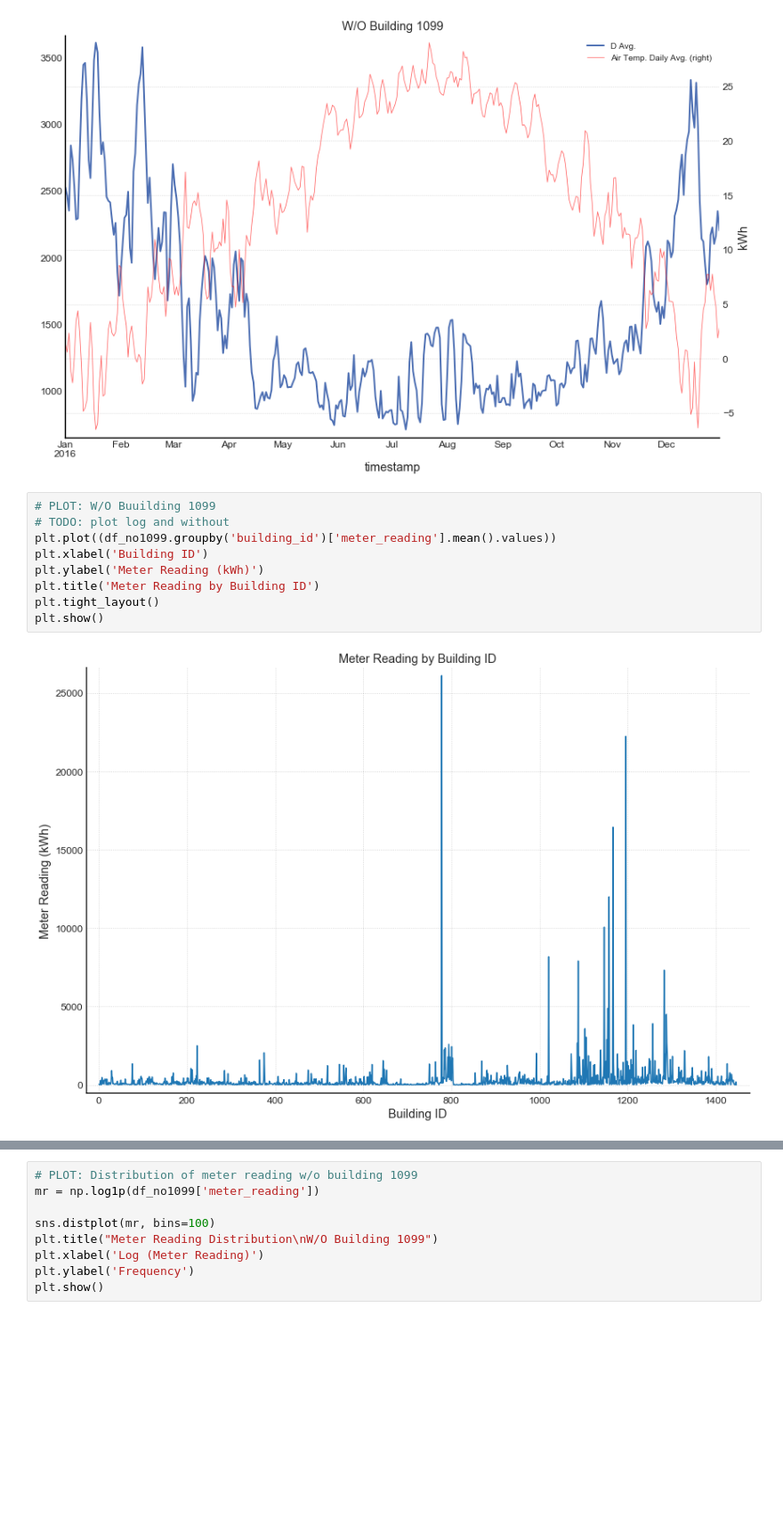
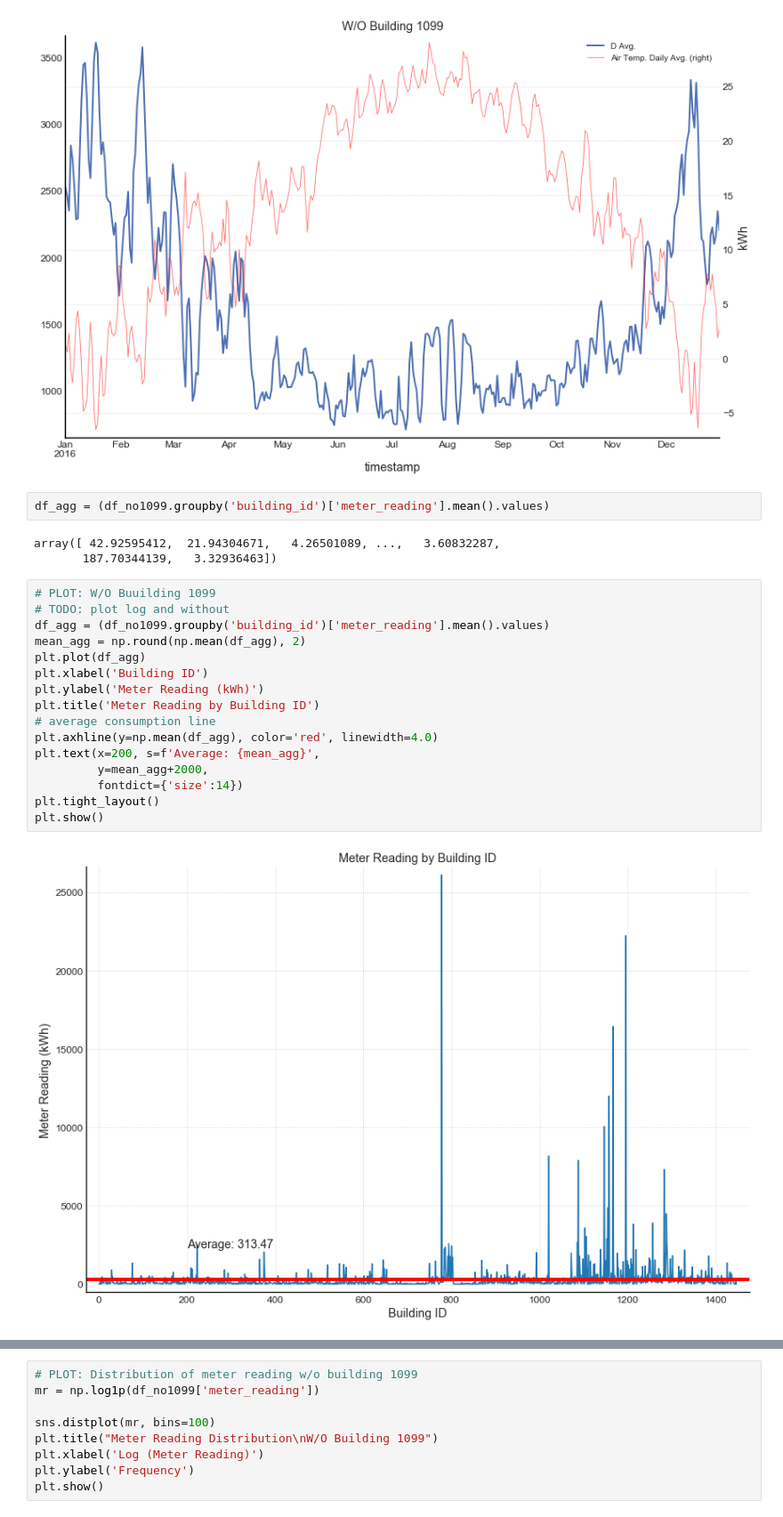
Before and after one commit to sergatron/ASHRAE---Great-Energy-Predictor-III, a Jupyter notebook: EDA/eda.ipynb, the cells around one changed output, grey strips where cells are left out. Shown at 89% size. Cells and saved outputs as stored; diff of their text form; blank space fills up the shorter version.

Commit message:
Add plots

```diff
--- a/EDA/eda.ipynb
+++ b/EDA/eda.ipynb
@@ -785,14 +785,26 @@ plt.title('W/O Building 1099')
 plt.show()
 # %% [output]
 [figure]
+# %%
+df_agg = (df_no1099.groupby('building_id')['meter_reading'].mean().values)
+# %% [output]
+array([ 42.92595412,  21.94304671,   4.26501089, ...,   3.60832287,
+       187.70344139,   3.32936463])
 # %%
 # PLOT: W/O Buuilding 1099
 # TODO: plot log and without
-plt.plot((df_no1099.groupby('building_id')['meter_reading'].mean().values))
+df_agg = (df_no1099.groupby('building_id')['meter_reading'].mean().values)
+mean_agg = np.round(np.mean(df_agg), 2)
+plt.plot(df_agg)
 plt.xlabel('Building ID')
 plt.ylabel('Meter Reading (kWh)')
 plt.title('Meter Reading by Building ID')
+# average consumption line
+plt.axhline(y=np.mean(df_agg), color='red', linewidth=4.0)
+plt.text(x=200, s=f'Average: {mean_agg}',
+         y=mean_agg+2000,
+         fontdict={'size':14})
 plt.tight_layout()
 plt.show()
 # %% [output]
-[figure, old version]
+[figure, new version]
```
Also changed, not shown: parts of 9 cells of this notebook.
